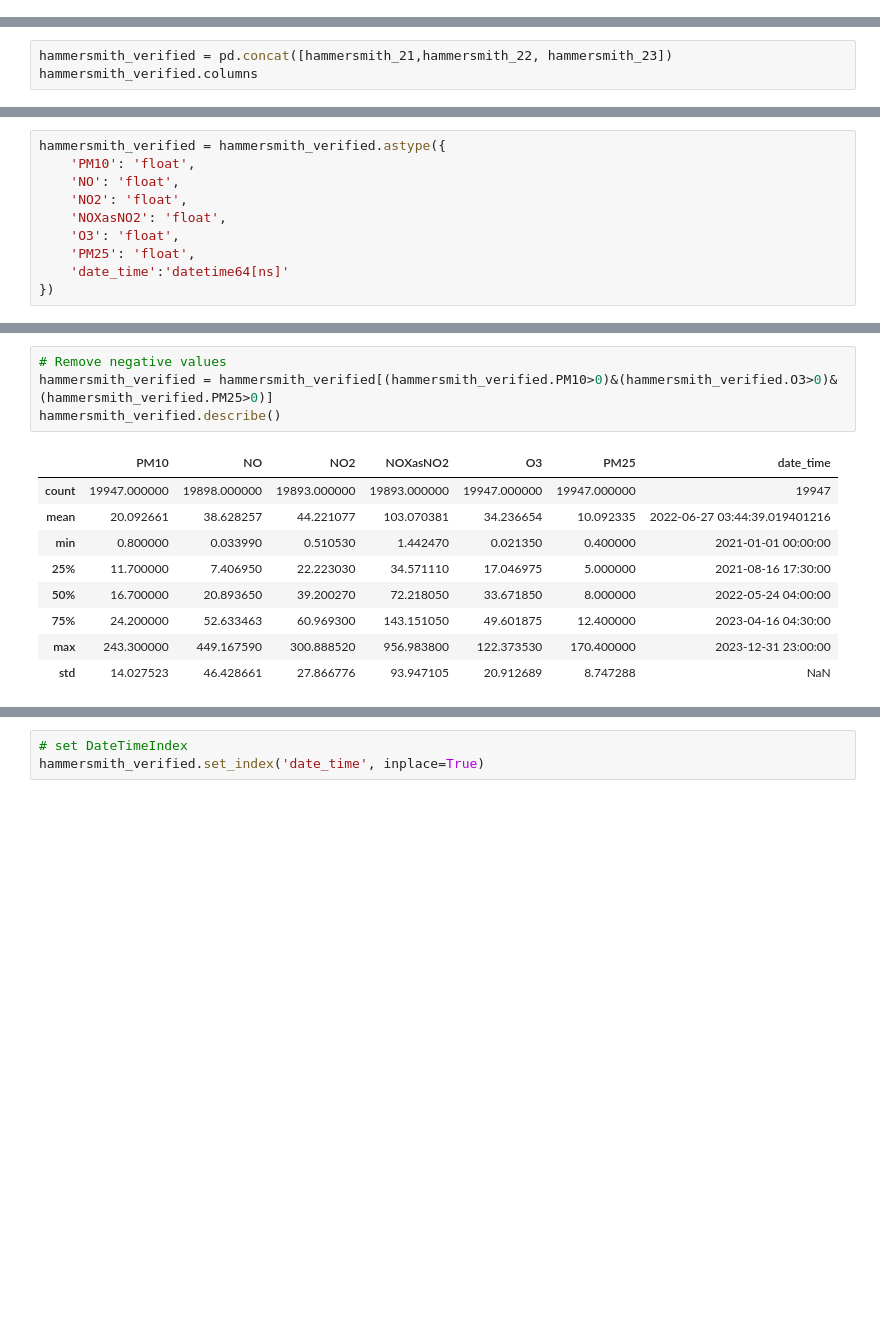
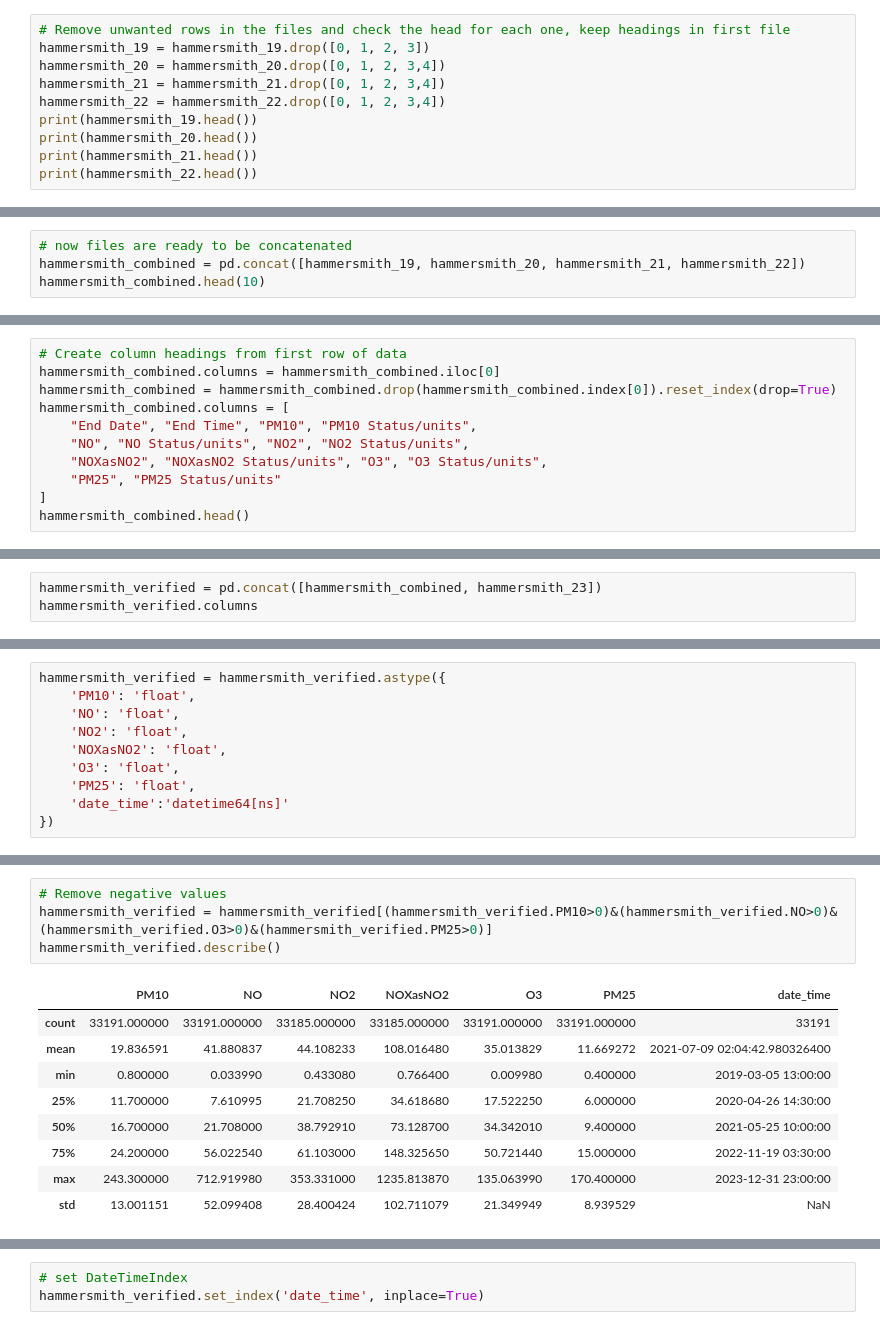
Before and after one commit to Frannerz/air_pollution_analysis, a Jupyter notebook: air_pollution_hammersmith.ipynb, the cells around one changed output, grey strips where cells are left out. Drawn from its saved outputs; the diff is of its cells as text; blank space fills up the shorter version.

```diff
--- a/air_pollution_hammersmith.ipynb
+++ b/air_pollution_hammersmith.ipynb
@@ -675,3 +657,13 @@ hammersmith_23.head()
 | 2 | 01/01/2023 | 03:00:00 | 14.2 | R ugm-3 (Ref.eq) | 2.59177 | R ugm-3 | 7.22349 | R ugm-3 | 11.19748 | ... |
 | 3 | 01/01/2023 | 04:00:00 | 16.7 | R ugm-3 (Ref.eq) | 3.53521 | R ugm-3 | 5.82500 | R ugm-3 | 11.24558 | ... |
 | 4 | 01/01/2023 | 05:00:00 | 17.5 | R ugm-3 (Ref.eq) | 1.55490 | R ugm-3 | 6.46746 | R ugm-3 | 8.85160 | ... |
+# %%
+# Remove unwanted rows in the files and check the head for each one, keep headings in first file
+hammersmith_19 = hammersmith_19.drop([0, 1, 2, 3])
+hammersmith_20 = hammersmith_20.drop([0, 1, 2, 3,4])
+hammersmith_21 = hammersmith_21.drop([0, 1, 2, 3,4])
+hammersmith_22 = hammersmith_22.drop([0, 1, 2, 3,4])
+print(hammersmith_19.head())
+print(hammersmith_20.head())
+print(hammersmith_21.head())
+print(hammersmith_22.head())
@@ -677,0 +688,4 @@ hammersmith_23.head()
+# %%
+# now files are ready to be concatenated
+hammersmith_combined = pd.concat([hammersmith_19, hammersmith_20, hammersmith_21, hammersmith_22])
+hammersmith_combined.head(10)
@@ -677,0 +704,11 @@ hammersmith_23.head()
+# %%
+# Create column headings from first row of data
+hammersmith_combined.columns = hammersmith_combined.iloc[0]
+hammersmith_combined = hammersmith_combined.drop(hammersmith_combined.index[0]).reset_index(drop=True)
+hammersmith_combined.columns = [
+    "End Date", "End Time", "PM10", "PM10 Status/units",
+    "NO", "NO Status/units", "NO2", "NO2 Status/units",
+    "NOXasNO2", "NOXasNO2 Status/units", "O3", "O3 Status/units",
+    "PM25", "PM25 Status/units"
+]
+hammersmith_combined.head()
@@ -687,7 +732,7 @@ Index(['End Date', 'End Time', 'PM10', 'PM10 Status/units', 'NO',
        'PM25 Status/units'],
       dtype='object')
 # %%
-hammersmith_verified = pd.concat([hammersmith_21,hammersmith_22, hammersmith_23])
+hammersmith_verified = pd.concat([hammersmith_combined, hammersmith_23])
 hammersmith_verified.columns
 # %% [output]
 Index(['End Date', 'End Time', 'PM10', 'PM10 Status/units', 'NO',
@@ -822,14 +867,14 @@ hammersmith_verified.describe()
 # %%
 # Remove negative values
-hammersmith_verified = hammersmith_verified[(hammersmith_verified.PM10>0)&(hammersmith_verified.O3>0)&(hammersmith_verified.PM25>0)]
+hammersmith_verified = hammersmith_verified[(hammersmith_verified.PM10>0)&(hammersmith_verified.NO>0)&(hammersmith_verified.O3>0)&(hammersmith_verified.PM25>0)]
 hammersmith_verified.describe()
 # %% [output]
 |  | PM10 | NO | NO2 | NOXasNO2 | O3 | PM25 | date_time |
-| count | 19947.000000 | 19898.000000 | 19893.000000 | 19893.000000 | 19947.000000 | 19947.000000 | 19947 |
-| mean | 20.092661 | 38.628257 | 44.221077 | 103.070381 | 34.236654 | 10.092335 | 2022-06-27 03:44:39.019401216 |
-| min | 0.800000 | 0.033990 | 0.510530 | 1.442470 | 0.021350 | 0.400000 | 2021-01-01 00:00:00 |
-| 25% | 11.700000 | 7.406950 | 22.223030 | 34.571110 | 17.046975 | 5.000000 | 2021-08-16 17:30:00 |
-| 50% | 16.700000 | 20.893650 | 39.200270 | 72.218050 | 33.671850 | 8.000000 | 2022-05-24 04:00:00 |
-| 75% | 24.200000 | 52.633463 | 60.969300 | 143.151050 | 49.601875 | 12.400000 | 2023-04-16 04:30:00 |
-| max | 243.300000 | 449.167590 | 300.888520 | 956.983800 | 122.373530 | 170.400000 | 2023-12-31 23:00:00 |
-| std | 14.027523 | 46.428661 | 27.866776 | 93.947105 | 20.912689 | 8.747288 | NaN |
+| count | 33191.000000 | 33191.000000 | 33185.000000 | 33185.000000 | 33191.000000 | 33191.000000 | 33191 |
+| mean | 19.836591 | 41.880837 | 44.108233 | 108.016480 | 35.013829 | 11.669272 | 2021-07-09 02:04:42.980326400 |
+| min | 0.800000 | 0.033990 | 0.433080 | 0.766400 | 0.009980 | 0.400000 | 2019-03-05 13:00:00 |
+| 25% | 11.700000 | 7.610995 | 21.708250 | 34.618680 | 17.522250 | 6.000000 | 2020-04-26 14:30:00 |
+| 50% | 16.700000 | 21.708000 | 38.792910 | 73.128700 | 34.342010 | 9.400000 | 2021-05-25 10:00:00 |
+| 75% | 24.200000 | 56.022540 | 61.103000 | 148.325650 | 50.721440 | 15.000000 | 2022-11-19 03:30:00 |
+| max | 243.300000 | 712.919980 | 353.331000 | 1235.813870 | 135.063990 | 170.400000 | 2023-12-31 23:00:00 |
+| std | 13.001151 | 52.099408 | 28.400424 | 102.711079 | 21.349949 | 8.939529 | NaN |
```
Also changed, not shown: parts of 65 cells of this notebook, 7 other files.
